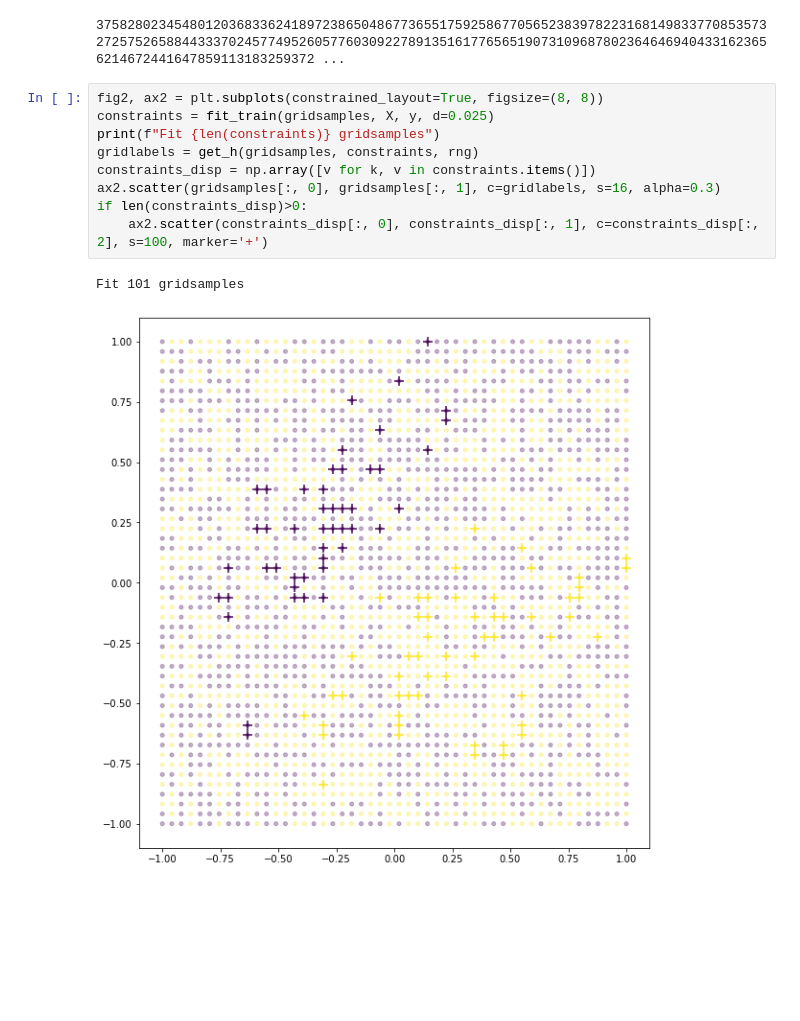
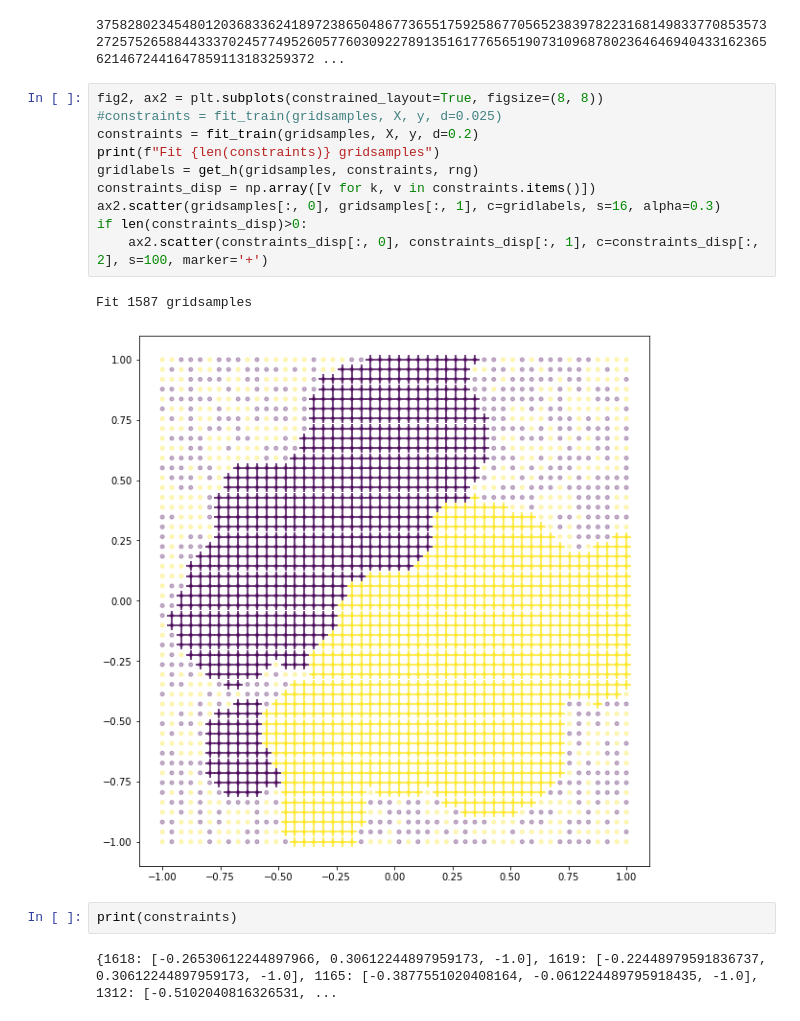
Before and after one commit to junjy007/ml_examples, a Jupyter notebook: 2_MLFramework_Simple.ipynb, the cells around one changed output. Saved outputs shown, nothing was run; the diff lists cells and outputs as text; blank space fills up the shorter version.

```diff
--- a/2_MLFramework_Simple.ipynb
+++ b/2_MLFramework_Simple.ipynb
@@ -70,15 +97,20 @@ print(n0)
 # %%
 fig2, ax2 = plt.subplots(constrained_layout=True, figsize=(8, 8))
-constraints = fit_train(gridsamples, X, y, d=0.025)
+#constraints = fit_train(gridsamples, X, y, d=0.025)
+constraints = fit_train(gridsamples, X, y, d=0.2)
 print(f"Fit {len(constraints)} gridsamples")
 gridlabels = get_h(gridsamples, constraints, rng)
 constraints_disp = np.array([v for k, v in constraints.items()])
 ax2.scatter(gridsamples[:, 0], gridsamples[:, 1], c=gridlabels, s=16, alpha=0.3)
 if len(constraints_disp)>0:
     ax2.scatter(constraints_disp[:, 0], constraints_disp[:, 1], c=constraints_disp[:, 2], s=100, marker='+')
 # %% [output]
-Fit 101 gridsamples
+Fit 1587 gridsamples
-[figure, old version]
+[figure, new version]
+# %%
+print(constraints)
+# %% [output]
+{1618: [-0.26530612244897966, 0.30612244897959173, -1.0], 1619: [-0.22448979591836737, 0.30612244897959173, -1.0], 1165: [-0.3877551020408164, -0.061224489795918435, -1.0], 1312: [-0.5102040816326531, ...
 # %%
 n1 = 2**(len(gridsamples) - len(constraints))
 
```
Also changed, not shown: parts of 4 cells of this notebook, 4 other files.
